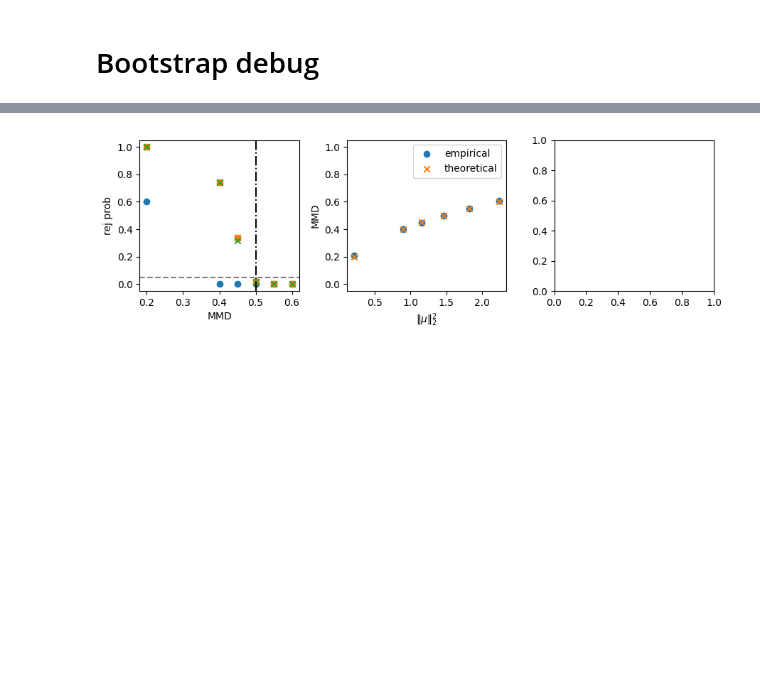
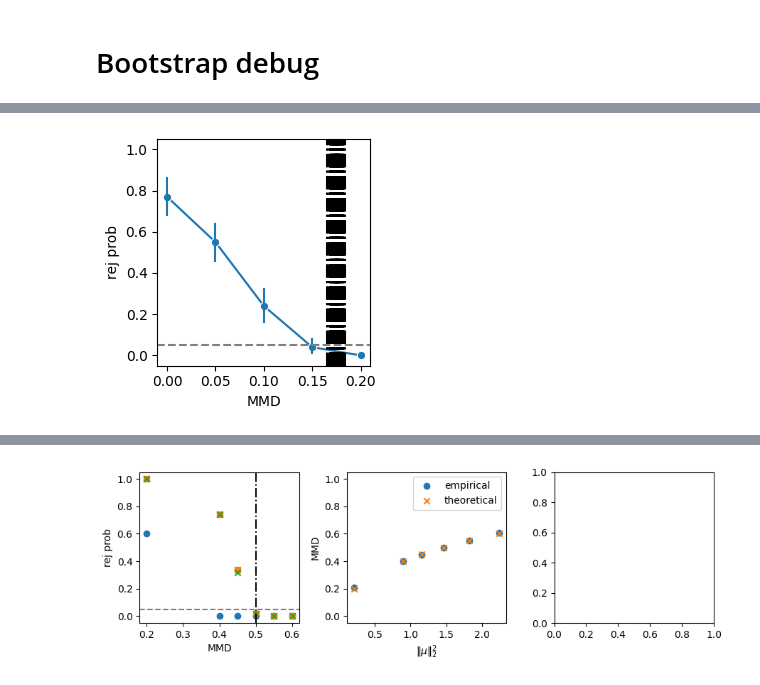
Before and after one commit to XingLLiu/robust-kernel-test, a Jupyter notebook: notebooks/reversed.ipynb, the cells around one changed output, grey strips where cells are left out. Saved outputs shown, nothing was run; the diff lists cells and outputs as text; code cells hidden in the pictures; blank space fills up the shorter version.

```diff
--- a/notebooks/reversed.ipynb
+++ b/notebooks/reversed.ipynb
@@ -469,0 +539,10 @@ rej_df
+# %%
+n = 200 # 1000
+dim = 1
+nrep = 100
+nstats_ora = 2 # 100
+population_mmd_ls = [0., 0.05, 0.1, 0.15, 0.2] # [0., 0.1]
+
+keys = population_mmd_ls
+
+data_power = generate_data_and_quantiles(n, dim, population_mmd_ls, nrep, nstats_ora)
@@ -469,0 +561,30 @@ rej_df
+# %%
+figs, axes = plt.subplots(nrows=1, ncols=1, figsize=(3, 3))
+
+ax = axes
+names = ["boot_power"]
+# names = ["deviation", "boot_oracle", "boot", "boot_full"]
+rej_df = {"rej": [], "method": [], "xaxis": []}
+for nn in names:
+    for kk in keys:
+        rej_ls = res_power[kk][nn]["rej"]
+        rej_df["rej"] = rej_df["rej"] + rej_ls
+        rej_df["method"] = rej_df["method"] + [nn] * len(rej_ls)
+        rej_df["xaxis"] = rej_df["xaxis"] + [kk] * len(rej_ls)
+rej_df = pd.DataFrame(rej_df)
+
+sns.lineplot(ax=ax, data=rej_df, x="xaxis", y="rej", hue="method", style="method", markers=True, dashes=False, err_style="bars")
+ax.axhline(0.05, color="grey", linestyle="--", label="level")
+for xx in res_power[keys[0]]["boot_power"]["theta"]:
+    ax.axvline(xx, color="k", linestyle="-.")
+# ax.set_xscale("log")
+ax.set_ylim(-0.05, 1.05)
+ax.set_xlabel("MMD")
+ax.set_ylabel("rej prob")
+ax.legend()
+ax.legend([],[], frameon=False)
+
+_ = plt.tight_layout()
+plt.tight_layout()
+# %% [output]
+[figure, added]
```
Also changed, not shown: parts of 16 cells of this notebook, 2 other files.
